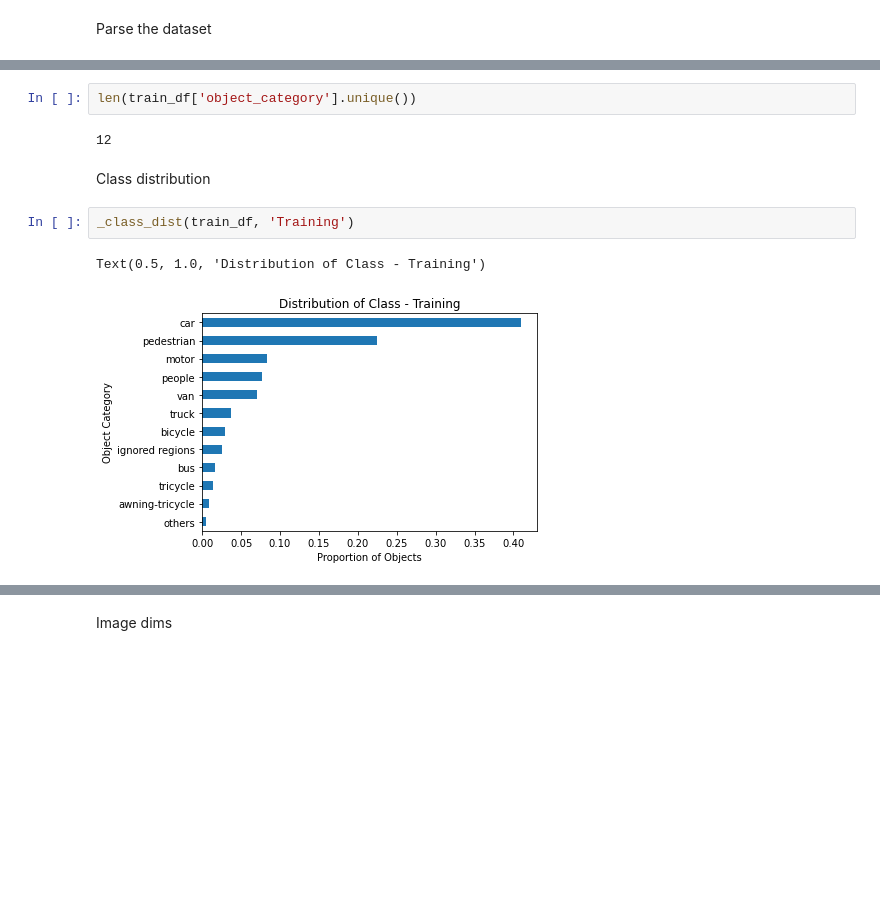
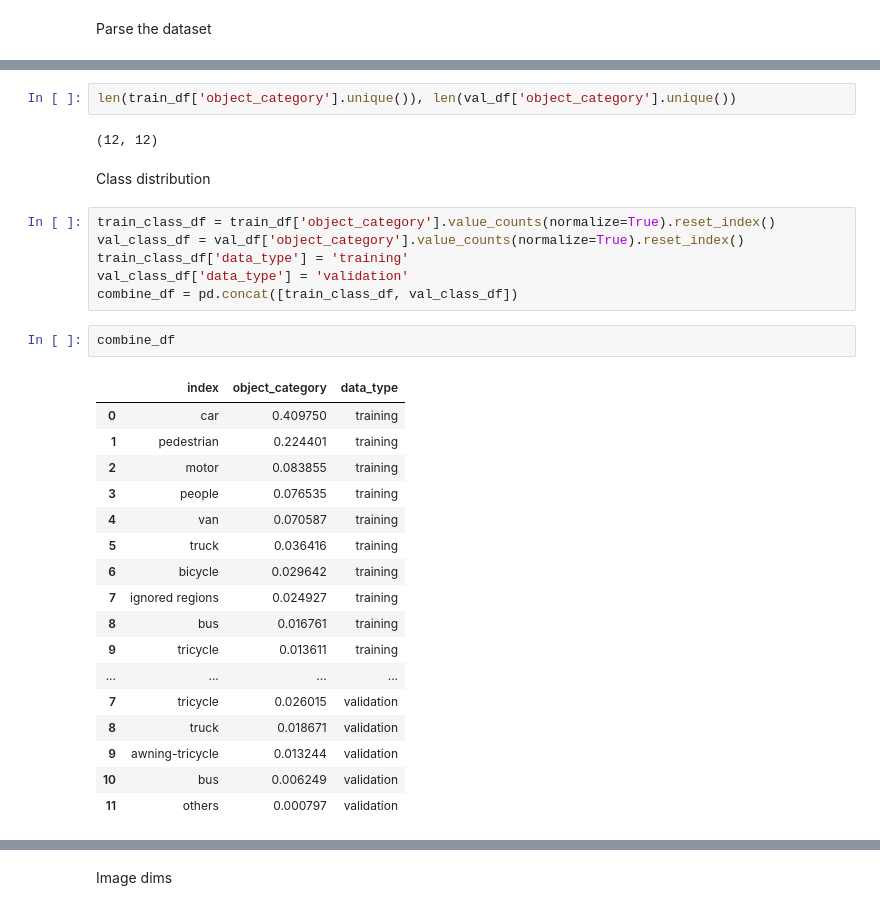
Before and after one commit to andersonvc/gtuav, a Jupyter notebook: notebooks/EDA.ipynb, the cells around one changed output, grey strips where cells are left out. Drawn from its saved outputs; the diff is of its cells as text; blank space fills up the shorter version.

```diff
--- a/notebooks/EDA.ipynb
+++ b/notebooks/EDA.ipynb
@@ -93,11 +56,32 @@ train_df.describe()
 # %%
-len(train_df['object_category'].unique())
+len(train_df['object_category'].unique()), len(val_df['object_category'].unique())
 # %% [output]
-12
+(12, 12)
 # %% [markdown]
 Class distribution
-# %%
-_class_dist(train_df, 'Training')
-# %% [output]
-Text(0.5, 1.0, 'Distribution of Class - Training')
-[figure, removed]
+# %%
+train_class_df = train_df['object_category'].value_counts(normalize=True).reset_index()
+val_class_df = val_df['object_category'].value_counts(normalize=True).reset_index()
+train_class_df['data_type'] = 'training'
+val_class_df['data_type'] = 'validation'
+combine_df = pd.concat([train_class_df, val_class_df])
+# %%
+combine_df
+# %% [output]
+|  | index | object_category | data_type |
+| 0 | car | 0.409750 | training |
+| 1 | pedestrian | 0.224401 | training |
+| 2 | motor | 0.083855 | training |
+| 3 | people | 0.076535 | training |
+| 4 | van | 0.070587 | training |
+| 5 | truck | 0.036416 | training |
+| 6 | bicycle | 0.029642 | training |
+| 7 | ignored regions | 0.024927 | training |
+| 8 | bus | 0.016761 | training |
+| 9 | tricycle | 0.013611 | training |
+| ... | ... | ... | ... |
+| 7 | tricycle | 0.026015 | validation |
+| 8 | truck | 0.018671 | validation |
+| 9 | awning-tricycle | 0.013244 | validation |
+| 10 | bus | 0.006249 | validation |
+| 11 | others | 0.000797 | validation |
```
Also changed, not shown: parts of 43 cells of this notebook, 12 other files.
